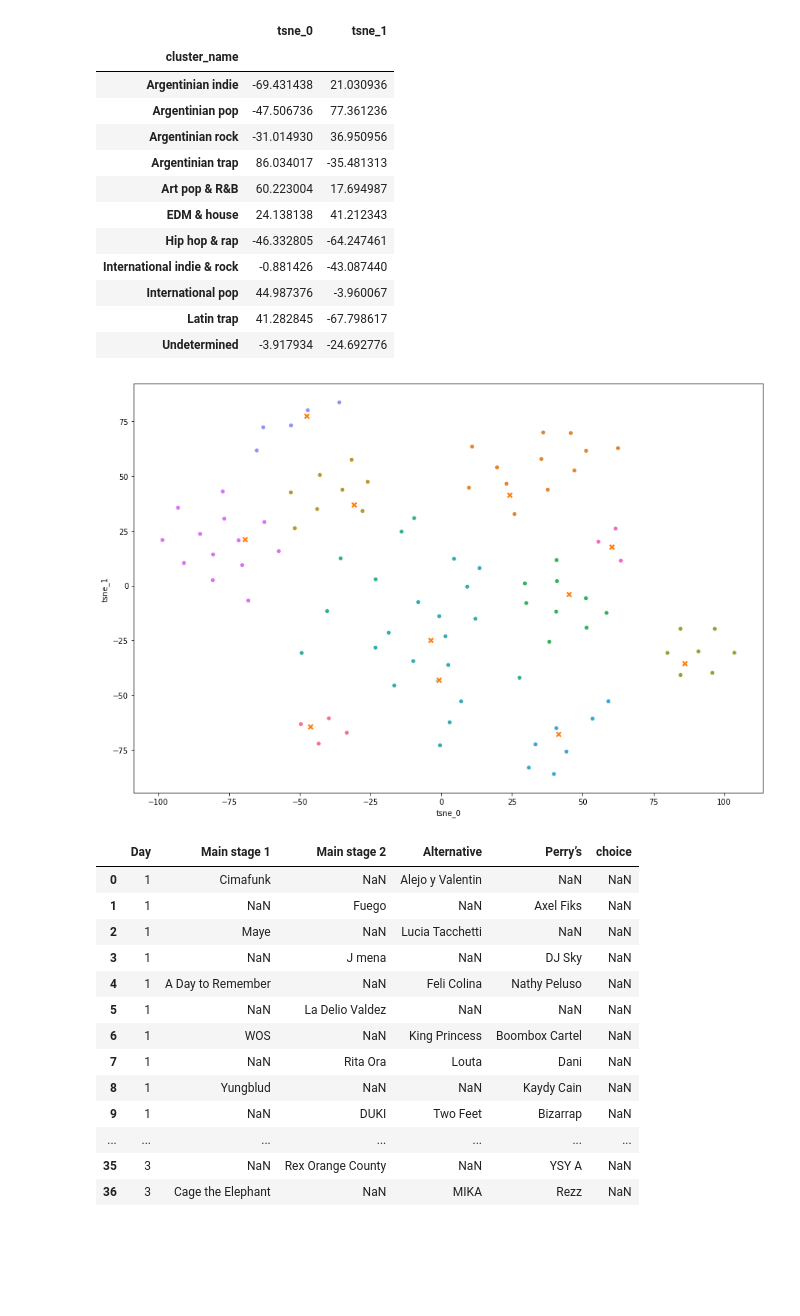
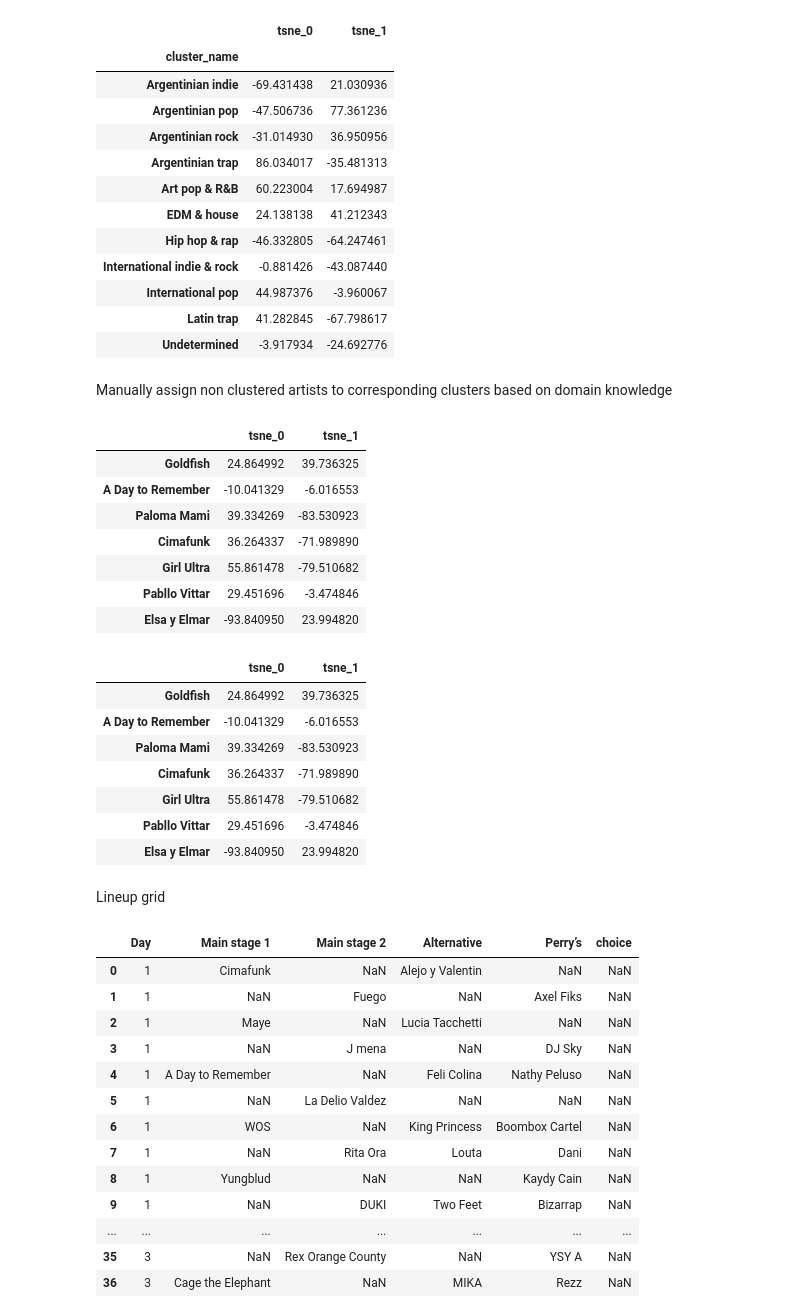
Before and after one commit to martinsoko/recopalooza, a Jupyter notebook: Recommendation system.ipynb, the cells around one changed output. Cells and saved outputs as stored; diff of their text form; code cells hidden in the pictures; blank space fills up the shorter version.

```diff
--- a/Recommendation system.ipynb
+++ b/Recommendation system.ipynb
@@ -74,10 +50,46 @@ cluster_centroids
 | International pop | 44.987376 | -3.960067 |
 | Latin trap | 41.282845 | -67.798617 |
 | Undetermined | -3.917934 | -24.692776 |
-# %%
-# con pesos
-plt.figure(figsize=(15,10))
-sns.scatterplot(x='tsne_0', y='tsne_1', data=clusters, hue='cluster_name', legend=False)
-sns.scatterplot(x='tsne_0', y='tsne_1', data=cluster_centroids, marker='X', s=75, legend=False);
-# %% [output]
-[figure, removed]
+# %% [markdown]
+Manually assign non clustered artists to corresponding clusters based on domain knowledge
+# %%
+sample_sizes = {'EDM & house':1,
+                'International indie & rock':1,
+                'Latin trap':3,
+                'International pop':1,
+                'Argentinian indie':1}
+
+manual_tsne_index = pd.Index(['Goldfish', 'A Day to Remember', 'Paloma Mami', 'Cimafunk', 'Girl Ultra', 'Pabllo Vittar', 'Elsa y Elmar'])
+manual_tsne = pd.DataFrame()
+
+# Take random samples from gaussian multivariate distribution -without weights-
+for k,v in sample_sizes.items():
+    mean = clusters.groupby('cluster_name').mean().loc[k, ['tsne_0', 'tsne_1']]
+    cov = clusters.groupby('cluster_name')[['tsne_0', 'tsne_1']].cov().loc[k].values
+    np.random.seed(234)
+    manual_tsne = pd.concat([manual_tsne, pd.DataFrame(np.random.multivariate_normal(mean, cov, size=v))], axis=0, ignore_index=True)
+
+manual_tsne.index = manual_tsne_index
+manual_tsne.columns = ['tsne_0', 'tsne_1']
+manual_tsne
+# %% [output]
+|  | tsne_0 | tsne_1 |
+| Goldfish | 24.864992 | 39.736325 |
+| A Day to Remember | -10.041329 | -6.016553 |
+| Paloma Mami | 39.334269 | -83.530923 |
+| Cimafunk | 36.264337 | -71.989890 |
+| Girl Ultra | 55.861478 | -79.510682 |
+| Pabllo Vittar | 29.451696 | -3.474846 |
+| Elsa y Elmar | -93.840950 | 23.994820 |
+# %%
+clusters.loc[manual_tsne_index, ['tsne_0', 'tsne_1']] = manual_tsne
+clusters.loc[manual_tsne_index, ['tsne_0', 'tsne_1']]
+# %% [output]
+|  | tsne_0 | tsne_1 |
+| Goldfish | 24.864992 | 39.736325 |
+| A Day to Remember | -10.041329 | -6.016553 |
+| Paloma Mami | 39.334269 | -83.530923 |
+| Cimafunk | 36.264337 | -71.989890 |
+| Girl Ultra | 55.861478 | -79.510682 |
+| Pabllo Vittar | 29.451696 | -3.474846 |
+| Elsa y Elmar | -93.840950 | 23.994820 |
@@ -84,3 +99,5 @@ sns.scatterplot(x='tsne_0', y='tsne_1', data=cluster_centroids, marker='X', s=75
+# %% [markdown]
+Lineup grid
 # %%
 grid = pd.read_csv('horarios.csv')
 grid['choice'] = np.nan
```
Also changed, not shown: parts of 59 cells of this notebook, 7 other files.
